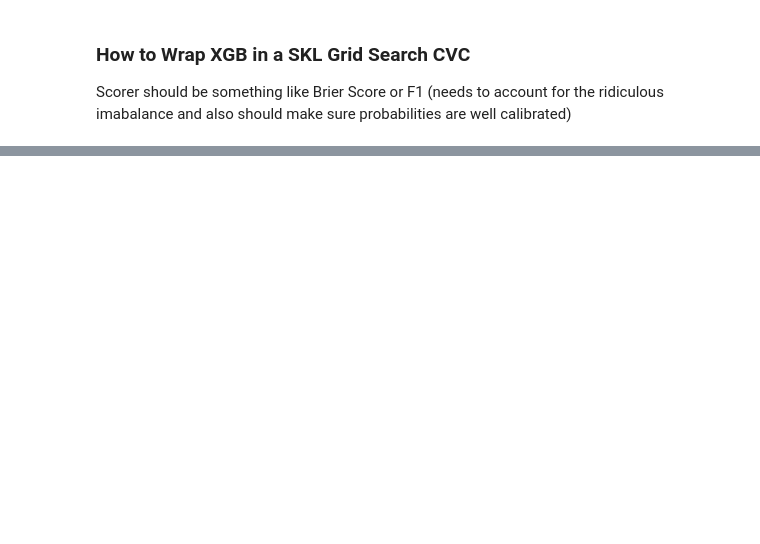
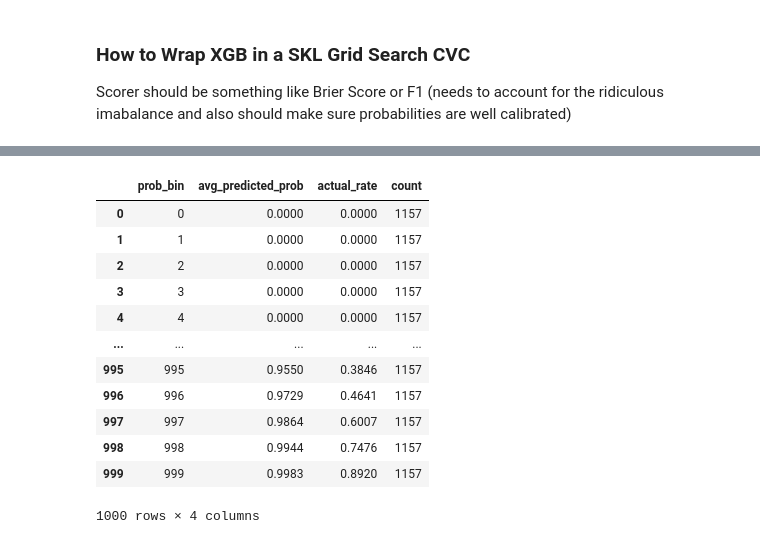
Before and after one commit to SeanVilloresi/freddie-data, a Jupyter notebook: Stress.ipynb, the cells around one changed output, grey strips where cells are left out. Drawn from its saved outputs; the diff is of its cells as text; code cells hidden in the pictures; blank space fills up the shorter version.

```diff
--- a/Stress.ipynb
+++ b/Stress.ipynb
@@ -415,0 +407,32 @@ print(importance_df)
+# %%
+df = pd.DataFrame({
+    'y_true': y_val,
+    'y_prob': ensemble_preds
+})
+df['prob_bin'] = pd.qcut(df['y_prob'], q=1000, labels=False)
+
+# Group by bin and calculate average predicted probability and actual event rate
+calibration_df = df.groupby('prob_bin').agg(
+    avg_predicted_prob=('y_prob', 'mean'),
+    actual_rate=('y_true', 'mean'),
+    count=('y_true', 'count')
+).reset_index()
+
+# Optional: round values for cleaner display
+calibration_df = calibration_df.round(4)
+# %%
+calibration_df
+# %% [output]
+|  | prob_bin | avg_predicted_prob | actual_rate | count |
+| 0 | 0 | 0.0000 | 0.0000 | 1157 |
+| 1 | 1 | 0.0000 | 0.0000 | 1157 |
+| 2 | 2 | 0.0000 | 0.0000 | 1157 |
+| 3 | 3 | 0.0000 | 0.0000 | 1157 |
+| 4 | 4 | 0.0000 | 0.0000 | 1157 |
+| ... | ... | ... | ... | ... |
+| 995 | 995 | 0.9550 | 0.3846 | 1157 |
+| 996 | 996 | 0.9729 | 0.4641 | 1157 |
+| 997 | 997 | 0.9864 | 0.6007 | 1157 |
+| 998 | 998 | 0.9944 | 0.7476 | 1157 |
+| 999 | 999 | 0.9983 | 0.8920 | 1157 |
+1000 rows × 4 columns
```
Also changed, not shown: parts of 20 cells of this notebook.
